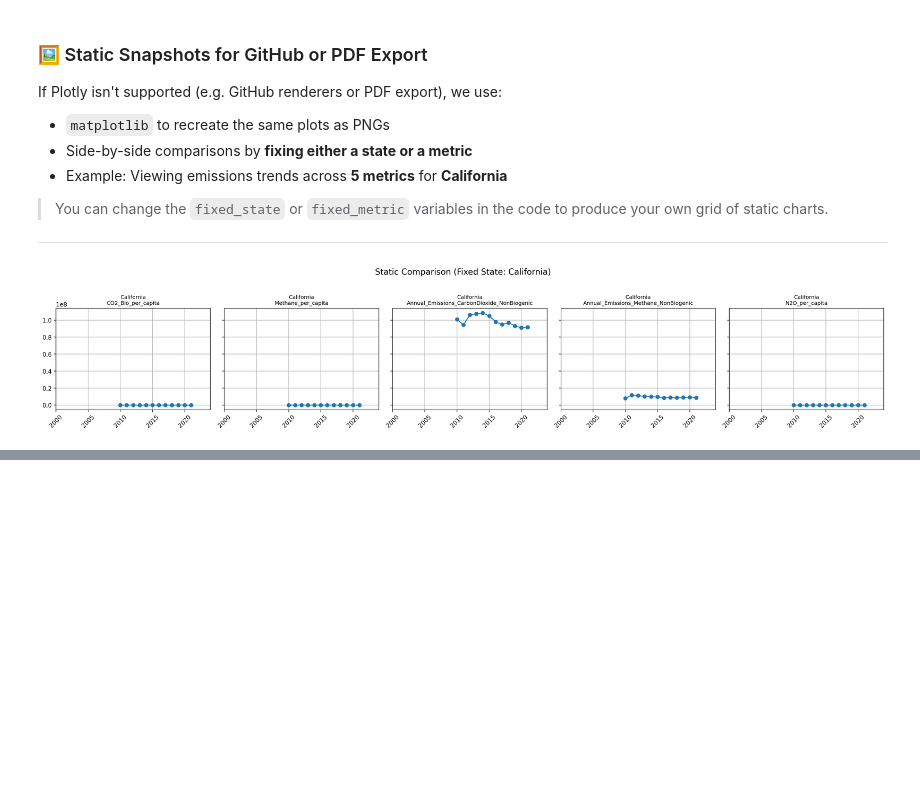
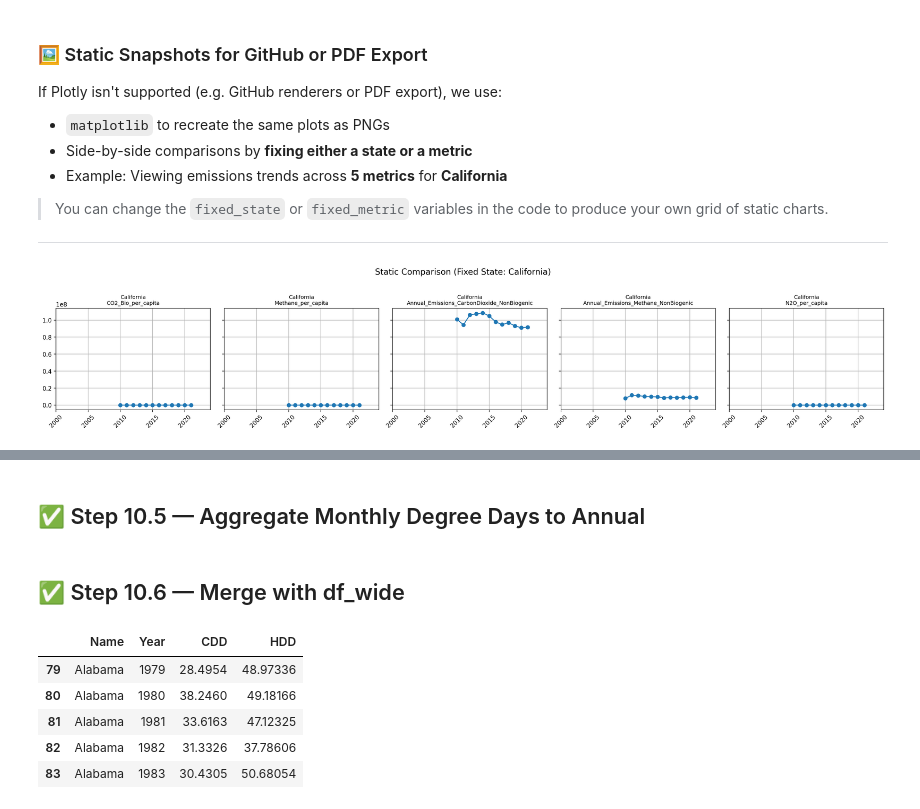
Before and after one commit to Nastiiasaenko/Data-Commons-, a Jupyter notebook: 02_environmental_exploration.ipynb, the cells around one changed output, grey strips where cells are left out. Drawn from its saved outputs; the diff is of its cells as text; code cells hidden in the pictures; blank space fills up the shorter version.

```diff
--- a/02_environmental_exploration.ipynb
+++ b/02_environmental_exploration.ipynb
@@ -956,4 +1094,0 @@ import pandas as pd
-# %%
-# Getting US-states dcid (geo-id in case of states)
-states = datacommons.get_places_in(['country/USA'],place_type='State')
-states_list = states['country/USA']
@@ -979,12 +1094,0 @@ lon = datacommons.get_property_values(states_list, 'longitude')
-# %%
-## now for each state we will get a timeseries of statistical variables that we chose earlier
-data = []
-
-for state in states_list:
-    for var in variables_list:
-        try:
-            stat_series = datacommons.get_stat_series(state, var)
-            for year, value in stat_series.items():
-                data.append({'State': state, 'Year': year, 'Variable': var, 'Value': value})
-        except Exception as e:
-            print(f"Error fetching data for {state} and {var}: {e}")
@@ -1476,0 +1195,2 @@ fig.show()
+# %% [markdown]
+## ✅ Step 10.5 — Aggregate Monthly Degree Days to Annual
@@ -1476,0 +1208,19 @@ fig.show()
+# %% [markdown]
+## ✅ Step 10.6 — Merge with df_wide
+# %%
+# Merge degree day data into the main emissions dataset
+df_wide = df_wide.merge(
+    HCC_CDD_annual[['State', 'Year', 'CDD', 'HDD']],
+    on=['State', 'Year'],
+    how='left'
+)
+
+# Preview result
+df_wide[['Name', 'Year', 'CDD', 'HDD']].dropna().head()
+# %% [output]
+|  | Name | Year | CDD | HDD |
+| 79 | Alabama | 1979 | 28.4954 | 48.97336 |
+| 80 | Alabama | 1980 | 38.2460 | 49.18166 |
+| 81 | Alabama | 1981 | 33.6163 | 47.12325 |
+| 82 | Alabama | 1982 | 31.3326 | 37.78606 |
+| 83 | Alabama | 1983 | 30.4305 | 50.68054 |
```
Also changed, not shown: parts of 49 cells of this notebook.
